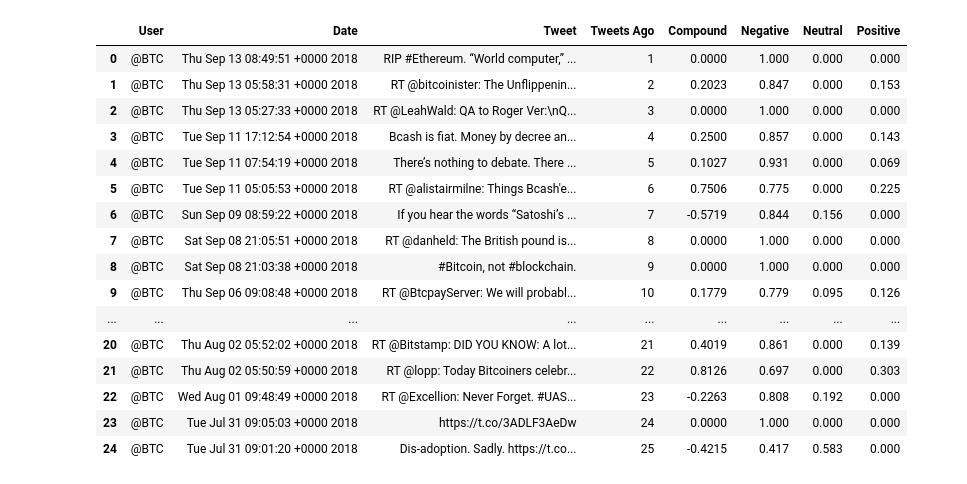
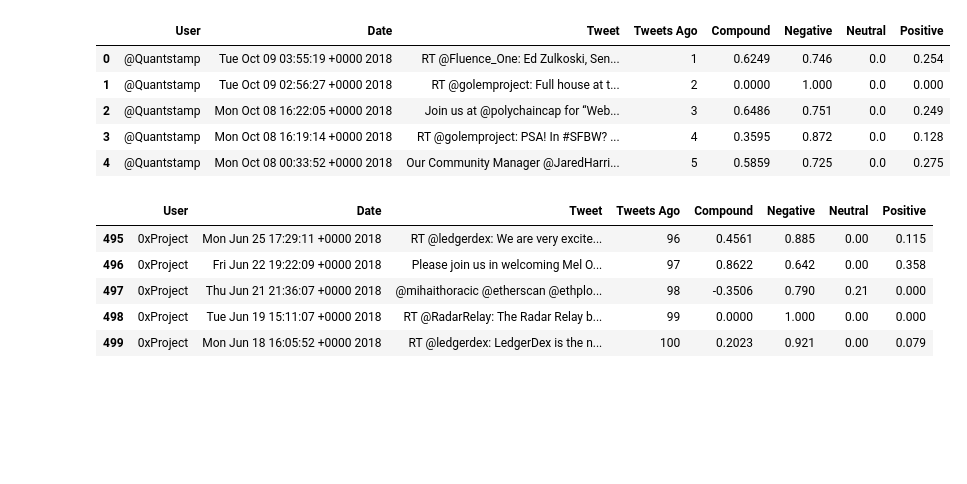
Before and after one commit to timothyyu/twitter-sentiment, a Jupyter notebook: main.ipynb, the cells around one changed output. Cells and saved outputs as stored; diff of their text form; code cells hidden in the pictures; blank space fills up the shorter version.

```diff
--- a/main.ipynb
+++ b/main.ipynb
@@ -28,15 +28,15 @@ auth.set_access_token(access_token, access_token_secret)
 api = tweepy.API(auth, parser=tweepy.parsers.JSONParser())
 # %%
 #target_user_list = ["@BBCNews", "@CBS", "@CNN", "@foxnews","@nytimes"]
-target_user_list = ["@BTC","@ethereum","@Ripple"]
+target_user_list = ["@Quantstamp","@BTC","@Ripple","@ethereum","0xProject"]
 
 sentiments = []
 
 # Loop through 5 pages of tweets (total 100 tweets)
 for user in target_user_list:
         counter = 1
-        #Obtain 200 recent tweets from home feed per user in target_user_list
-        public_tweets = api.user_timeline(user, count = 200,result_type="recent")
+        #Obtain 100 recent tweets from home feed per user in target_user_list
+        public_tweets = api.user_timeline(user, count = 100,result_type="recent")
 
         for tweet in public_tweets:
             # Run Vader Analysis on each tweet
@@ -61,25 +61,23 @@ for user in target_user_list:
 # %%
 #convert sentiment list into dataframe object
 sentiments_pd = pd.DataFrame.from_dict(sentiments)
 #reorder columns in dataframe
 sentiments_pd = sentiments_pd[['User','Date','Tweet','Tweets Ago','Compound','Negative','Neutral','Positive']]
 
-sentiments_pd.head(25)
+sentiments_pd.head()
 # %% [output]
 |  | User | Date | Tweet | Tweets Ago | Compound | Negative | Neutral | Positive |
-| 0 | @BTC | Thu Sep 13 08:49:51 +0000 2018 | RIP #Ethereum. “World computer,” ... | 1 | 0.0000 | 1.000 | 0.000 | 0.000 |
-| 1 | @BTC | Thu Sep 13 05:58:31 +0000 2018 | RT @bitcoinister: The Unflippenin... | 2 | 0.2023 | 0.847 | 0.000 | 0.153 |
-| 2 | @BTC | Thu Sep 13 05:27:33 +0000 2018 | RT @LeahWald: QA to Roger Ver:\nQ... | 3 | 0.0000 | 1.000 | 0.000 | 0.000 |
-| 3 | @BTC | Tue Sep 11 17:12:54 +0000 2018 | Bcash is fiat. Money by decree an... | 4 | 0.2500 | 0.857 | 0.000 | 0.143 |
-| 4 | @BTC | Tue Sep 11 07:54:19 +0000 2018 | There’s nothing to debate. There ... | 5 | 0.1027 | 0.931 | 0.000 | 0.069 |
-| 5 | @BTC | Tue Sep 11 05:05:53 +0000 2018 | RT @alistairmilne: Things Bcash'e... | 6 | 0.7506 | 0.775 | 0.000 | 0.225 |
-| 6 | @BTC | Sun Sep 09 08:59:22 +0000 2018 | If you hear the words “Satoshi’s ... | 7 | -0.5719 | 0.844 | 0.156 | 0.000 |
-| 7 | @BTC | Sat Sep 08 21:05:51 +0000 2018 | RT @danheld: The British pound is... | 8 | 0.0000 | 1.000 | 0.000 | 0.000 |
-| 8 | @BTC | Sat Sep 08 21:03:38 +0000 2018 | #Bitcoin, not #blockchain. | 9 | 0.0000 | 1.000 | 0.000 | 0.000 |
-| 9 | @BTC | Thu Sep 06 09:08:48 +0000 2018 | RT @BtcpayServer: We will probabl... | 10 | 0.1779 | 0.779 | 0.095 | 0.126 |
-| ... | ... | ... | ... | ... | ... | ... | ... | ... |
-| 20 | @BTC | Thu Aug 02 05:52:02 +0000 2018 | RT @Bitstamp: DID YOU KNOW: A lot... | 21 | 0.4019 | 0.861 | 0.000 | 0.139 |
-| 21 | @BTC | Thu Aug 02 05:50:59 +0000 2018 | RT @lopp: Today Bitcoiners celebr... | 22 | 0.8126 | 0.697 | 0.000 | 0.303 |
-| 22 | @BTC | Wed Aug 01 09:48:49 +0000 2018 | RT @Excellion: Never Forget. #UAS... | 23 | -0.2263 | 0.808 | 0.192 | 0.000 |
-| 23 | @BTC | Tue Jul 31 09:05:03 +0000 2018 | https://t.co/3ADLF3AeDw | 24 | 0.0000 | 1.000 | 0.000 | 0.000 |
-| 24 | @BTC | Tue Jul 31 09:01:20 +0000 2018 | Dis-adoption. Sadly. https://t.co... | 25 | -0.4215 | 0.417 | 0.583 | 0.000 |
+| 0 | @Quantstamp | Tue Oct 09 03:55:19 +0000 2018 | RT @Fluence_One: Ed Zulkoski, Sen... | 1 | 0.6249 | 0.746 | 0.0 | 0.254 |
+| 1 | @Quantstamp | Tue Oct 09 02:56:27 +0000 2018 | RT @golemproject: Full house at t... | 2 | 0.0000 | 1.000 | 0.0 | 0.000 |
+| 2 | @Quantstamp | Mon Oct 08 16:22:05 +0000 2018 | Join us at @polychaincap for “Web... | 3 | 0.6486 | 0.751 | 0.0 | 0.249 |
+| 3 | @Quantstamp | Mon Oct 08 16:19:14 +0000 2018 | RT @golemproject: PSA! In #SFBW? ... | 4 | 0.3595 | 0.872 | 0.0 | 0.128 |
+| 4 | @Quantstamp | Mon Oct 08 00:33:52 +0000 2018 | Our Community Manager @JaredHarri... | 5 | 0.5859 | 0.725 | 0.0 | 0.275 |
+# %%
+sentiments_pd.tail()
+# %% [output]
+|  | User | Date | Tweet | Tweets Ago | Compound | Negative | Neutral | Positive |
+| 495 | 0xProject | Mon Jun 25 17:29:11 +0000 2018 | RT @ledgerdex: We are very excite... | 96 | 0.4561 | 0.885 | 0.00 | 0.115 |
+| 496 | 0xProject | Fri Jun 22 19:22:09 +0000 2018 | Please join us in welcoming Mel O... | 97 | 0.8622 | 0.642 | 0.00 | 0.358 |
+| 497 | 0xProject | Thu Jun 21 21:36:07 +0000 2018 | @mihaithoracic @etherscan @ethplo... | 98 | -0.3506 | 0.790 | 0.21 | 0.000 |
+| 498 | 0xProject | Tue Jun 19 15:11:07 +0000 2018 | RT @RadarRelay: The Radar Relay b... | 99 | 0.0000 | 1.000 | 0.00 | 0.000 |
+| 499 | 0xProject | Mon Jun 18 16:05:52 +0000 2018 | RT @ledgerdex: LedgerDex is the n... | 100 | 0.2023 | 0.921 | 0.00 | 0.079 |
```
Also changed, not shown: parts of 6 cells of this notebook, 3 other files.
